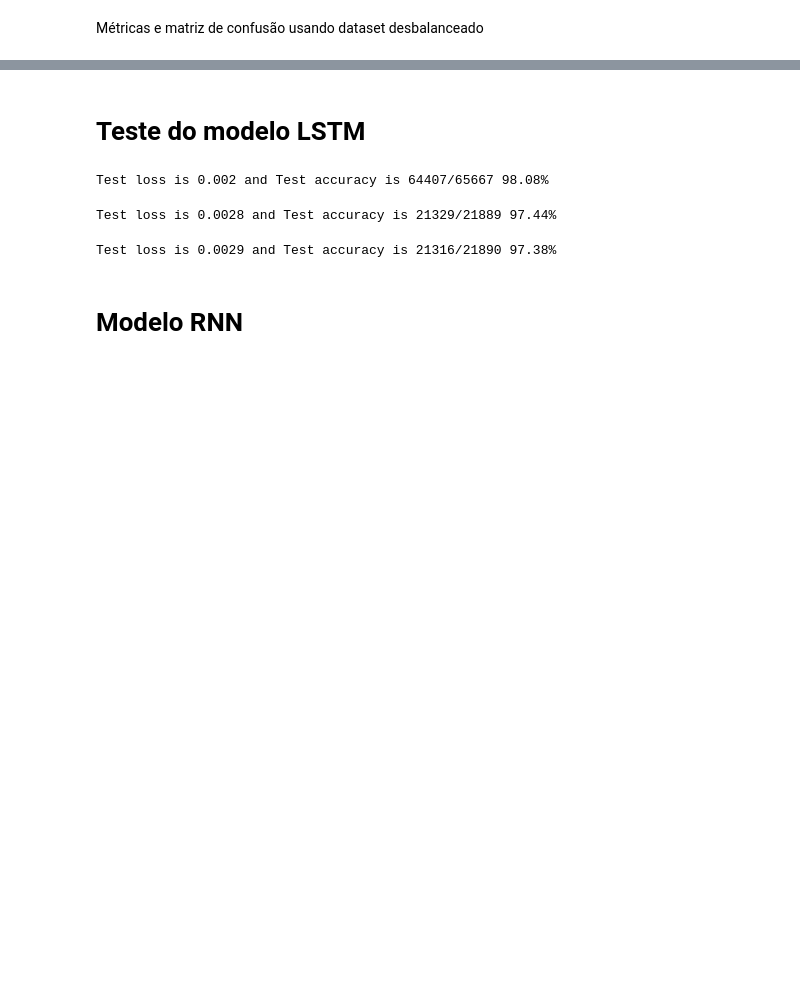
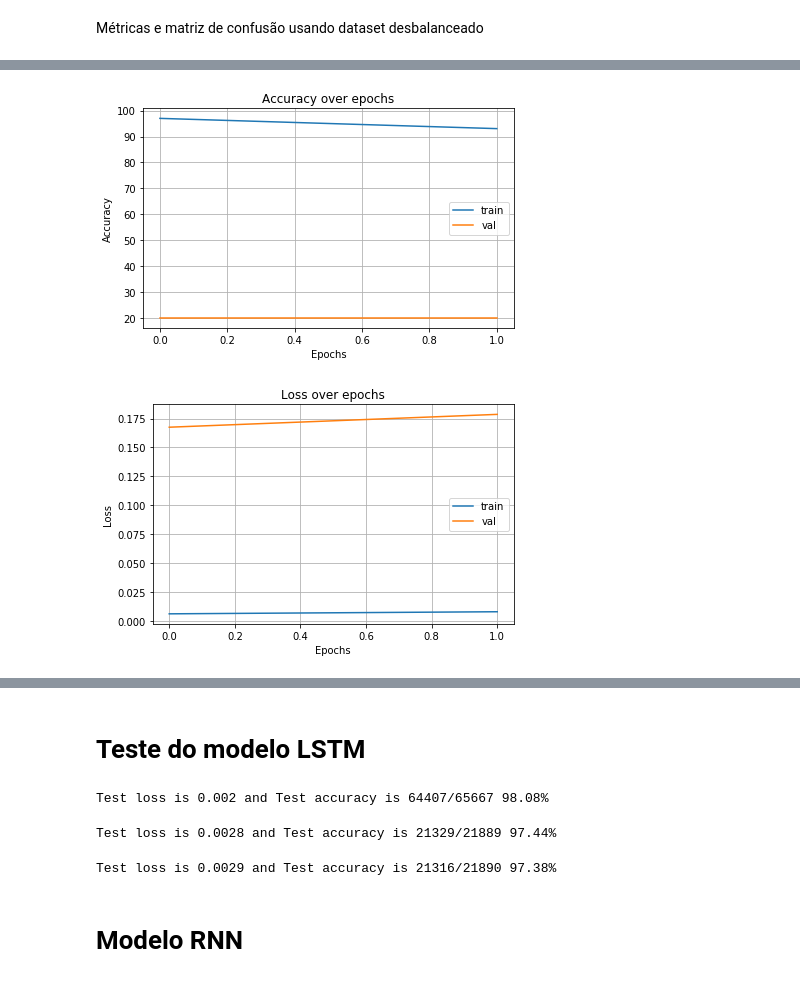
Before and after one commit to jvitors23/experimentos-PIBIC, a Jupyter notebook: kdRNN.ipynb, the cells around one changed output, grey strips where cells are left out. Drawn from its saved outputs; the diff is of its cells as text; code cells hidden in the pictures; blank space fills up the shorter version.

```diff
--- a/kdRNN.ipynb
+++ b/kdRNN.ipynb
@@ -654,0 +708,11 @@ Test loss is 0.0029 and Test accuracy is 21316/21890 97.38%
+# %%
+#verificação CUDA
+print('CUDA', torch.cuda.is_available())
+
+#Cria o modelo
+model = ModeloLSTM(187, 30, 32)
+
+if(torch.cuda.is_available):
+  model = model.cuda()
+
+infoModelo(model)
@@ -654,0 +734,3 @@ Test loss is 0.0029 and Test accuracy is 21316/21890 97.38%
+# %%
+
+train_losses, train_accuracy, val_losses, val_accuracy  = treinamento(train_loader, valid_loader, model, 2, True)
@@ -654,0 +752,5 @@ Test loss is 0.0029 and Test accuracy is 21316/21890 97.38%
+# %%
+plotar(train_losses, train_accuracy, val_losses, val_accuracy)
+# %% [output]
+[figure, added]
+[figure, added]
```
Also changed, not shown: parts of 21 cells of this notebook.
